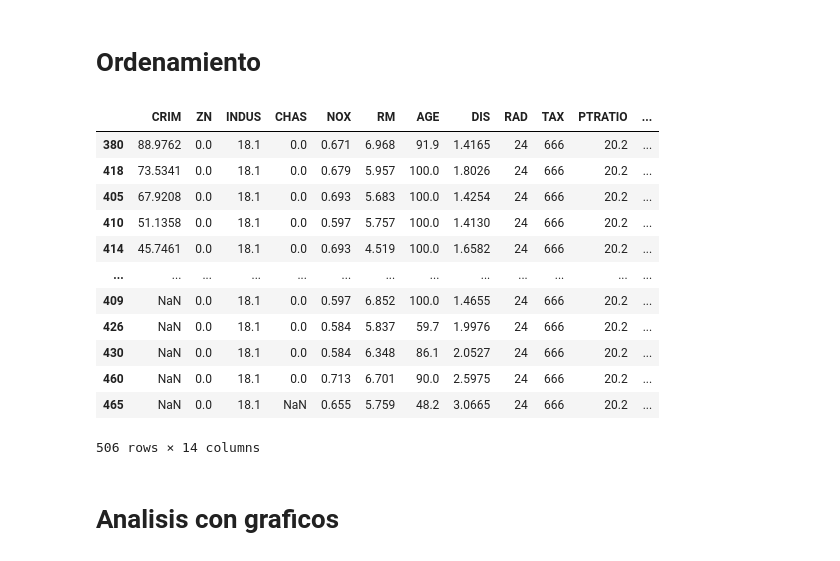
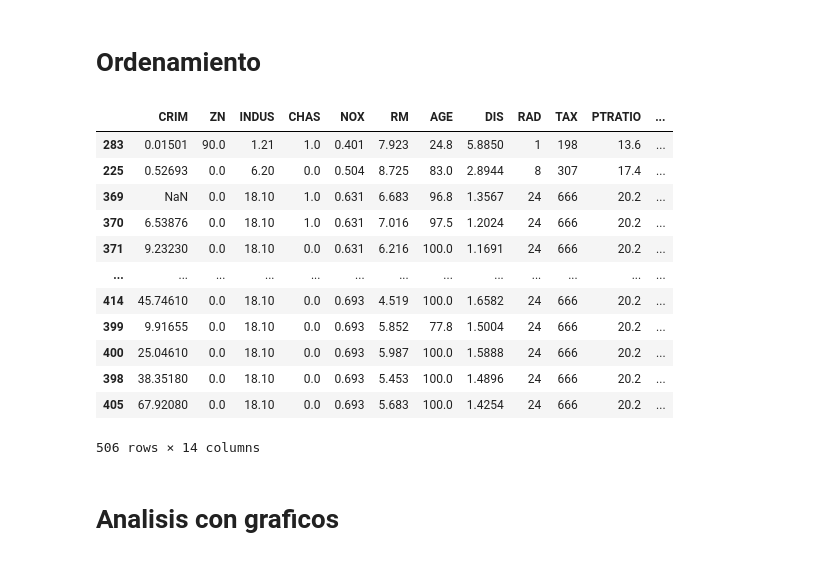
Before and after one commit to CristianVeloz0501/DMC, a Jupyter notebook: Housing_1.ipynb, the cells around one changed output. Saved outputs shown, nothing was run; the diff lists cells and outputs as text; code cells hidden in the pictures.

```diff
--- a/Housing_1.ipynb
+++ b/Housing_1.ipynb
@@ -133,21 +135,21 @@ Data.describe().transpose()
 # %% [markdown]
 # Ordenamiento
 # %%
-Dataord=Data.sort_values(by=['CRIM'],ascending=False)
+Dataord=Data.sort_values(by=['MEDV'],ascending=False)
 Dataord
 # %% [output]
 |  | CRIM | ZN | INDUS | CHAS | NOX | RM | AGE | DIS | RAD | TAX | PTRATIO | ... |
-| 380 | 88.9762 | 0.0 | 18.1 | 0.0 | 0.671 | 6.968 | 91.9 | 1.4165 | 24 | 666 | 20.2 | ... |
-| 418 | 73.5341 | 0.0 | 18.1 | 0.0 | 0.679 | 5.957 | 100.0 | 1.8026 | 24 | 666 | 20.2 | ... |
-| 405 | 67.9208 | 0.0 | 18.1 | 0.0 | 0.693 | 5.683 | 100.0 | 1.4254 | 24 | 666 | 20.2 | ... |
-| 410 | 51.1358 | 0.0 | 18.1 | 0.0 | 0.597 | 5.757 | 100.0 | 1.4130 | 24 | 666 | 20.2 | ... |
-| 414 | 45.7461 | 0.0 | 18.1 | 0.0 | 0.693 | 4.519 | 100.0 | 1.6582 | 24 | 666 | 20.2 | ... |
+| 283 | 0.01501 | 90.0 | 1.21 | 1.0 | 0.401 | 7.923 | 24.8 | 5.8850 | 1 | 198 | 13.6 | ... |
+| 225 | 0.52693 | 0.0 | 6.20 | 0.0 | 0.504 | 8.725 | 83.0 | 2.8944 | 8 | 307 | 17.4 | ... |
+| 369 | NaN | 0.0 | 18.10 | 1.0 | 0.631 | 6.683 | 96.8 | 1.3567 | 24 | 666 | 20.2 | ... |
+| 370 | 6.53876 | 0.0 | 18.10 | 1.0 | 0.631 | 7.016 | 97.5 | 1.2024 | 24 | 666 | 20.2 | ... |
+| 371 | 9.23230 | 0.0 | 18.10 | 0.0 | 0.631 | 6.216 | 100.0 | 1.1691 | 24 | 666 | 20.2 | ... |
 | ... | ... | ... | ... | ... | ... | ... | ... | ... | ... | ... | ... | ... |
-| 409 | NaN | 0.0 | 18.1 | 0.0 | 0.597 | 6.852 | 100.0 | 1.4655 | 24 | 666 | 20.2 | ... |
-| 426 | NaN | 0.0 | 18.1 | 0.0 | 0.584 | 5.837 | 59.7 | 1.9976 | 24 | 666 | 20.2 | ... |
-| 430 | NaN | 0.0 | 18.1 | 0.0 | 0.584 | 6.348 | 86.1 | 2.0527 | 24 | 666 | 20.2 | ... |
-| 460 | NaN | 0.0 | 18.1 | 0.0 | 0.713 | 6.701 | 90.0 | 2.5975 | 24 | 666 | 20.2 | ... |
-| 465 | NaN | 0.0 | 18.1 | NaN | 0.655 | 5.759 | 48.2 | 3.0665 | 24 | 666 | 20.2 | ... |
+| 414 | 45.74610 | 0.0 | 18.10 | 0.0 | 0.693 | 4.519 | 100.0 | 1.6582 | 24 | 666 | 20.2 | ... |
+| 399 | 9.91655 | 0.0 | 18.10 | 0.0 | 0.693 | 5.852 | 77.8 | 1.5004 | 24 | 666 | 20.2 | ... |
+| 400 | 25.04610 | 0.0 | 18.10 | 0.0 | 0.693 | 5.987 | 100.0 | 1.5888 | 24 | 666 | 20.2 | ... |
+| 398 | 38.35180 | 0.0 | 18.10 | 0.0 | 0.693 | 5.453 | 100.0 | 1.4896 | 24 | 666 | 20.2 | ... |
+| 405 | 67.92080 | 0.0 | 18.10 | 0.0 | 0.693 | 5.683 | 100.0 | 1.4254 | 24 | 666 | 20.2 | ... |
 506 rows × 14 columns
 # %% [markdown]
 # Analisis con graficos
```
Also changed, not shown: parts of 17 cells of this notebook.
